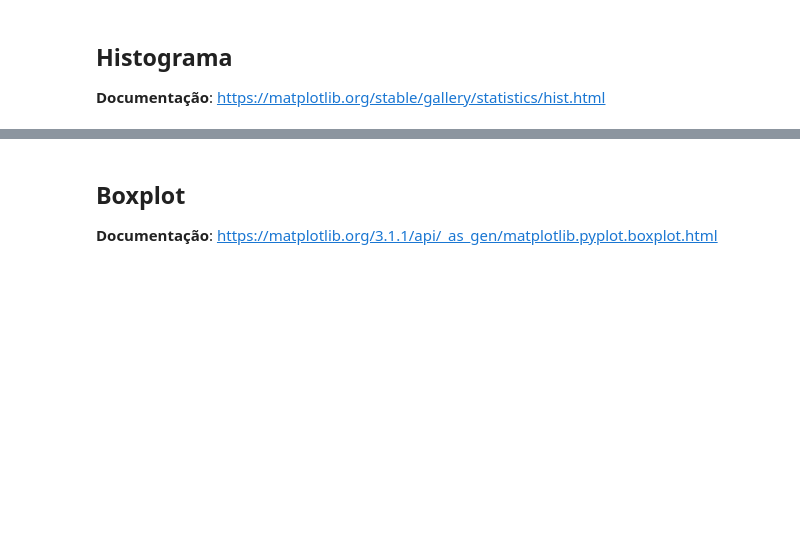
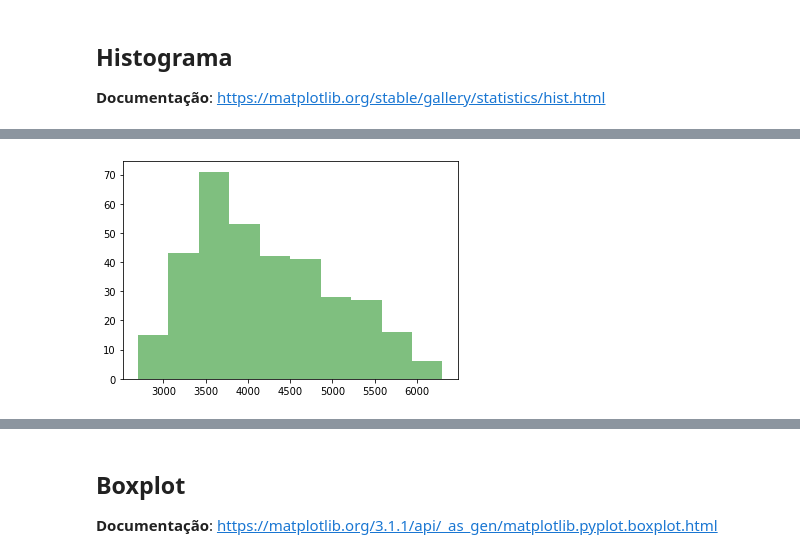
Before and after one commit to gaiogreg/aulas-LC-Safra, a Jupyter notebook: Modulo 4/Aula 3 - Matplotlib.ipynb, the cells around one changed output, grey strips where cells are left out. Cells and saved outputs as stored; diff of their text form; code cells hidden in the pictures; blank space fills up the shorter version.

```diff
--- a/Modulo 4/Aula 3 - Matplotlib.ipynb
+++ b/Modulo 4/Aula 3 - Matplotlib.ipynb
@@ -265,6 +369,8 @@ plt.hist(bins=20, x=df_size['body_mass_g'], alpha=0.5, color='green');
 # %%
 fig, ax = plt.subplots()
-graf = ax.hist(x=df_size['body_mass_g'], alpha=0.5, color='green');
+graf = ax.hist(x=df_size['body_mass_g'], alpha=0.5, color='green', bins=10);
+# %% [output]
+[figure, added]
 # %%
 plt.hist(df_size['body_mass_g'], alpha=0.5, color='green', edgecolor='black')
 plt.xlabel('Massa dos Pinguins', fontsize=12);
```
Also changed, not shown: parts of 50 cells of this notebook, 4 other files.
